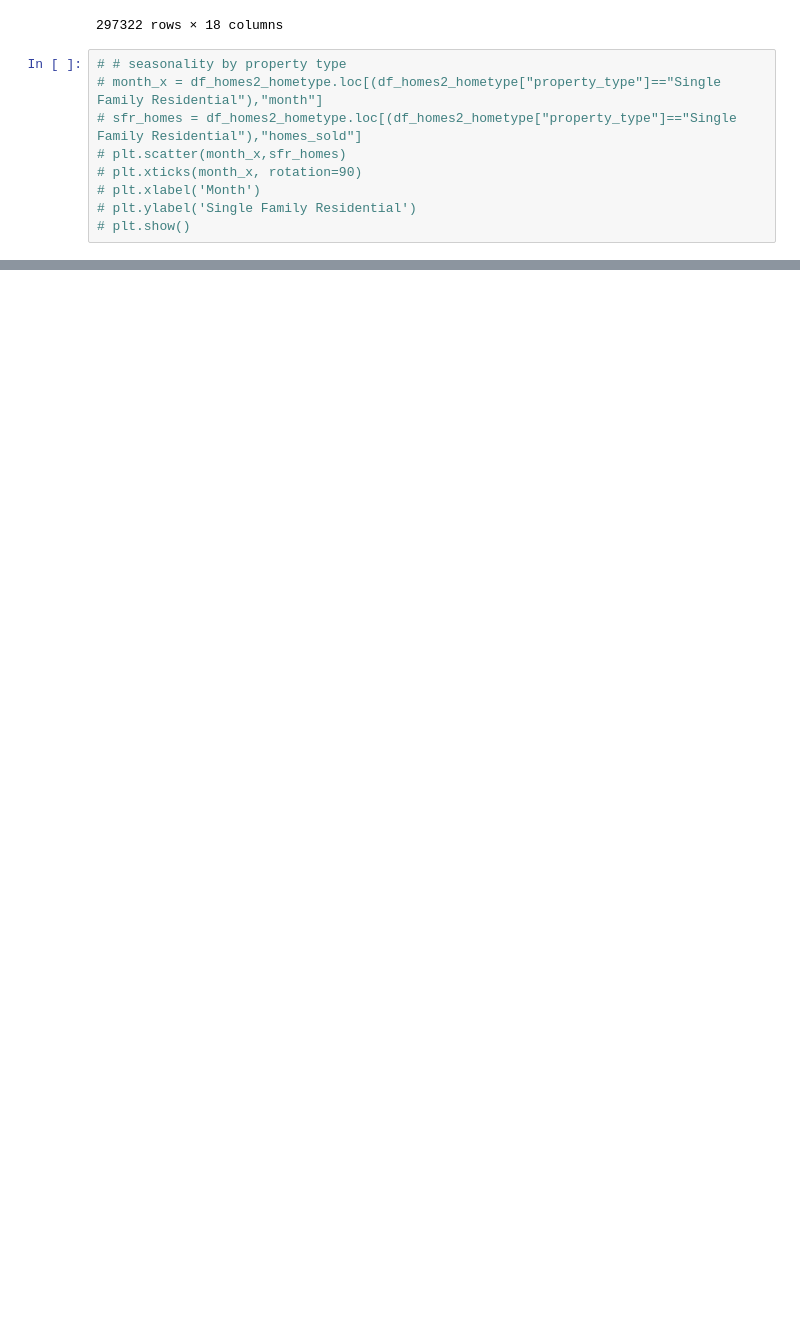
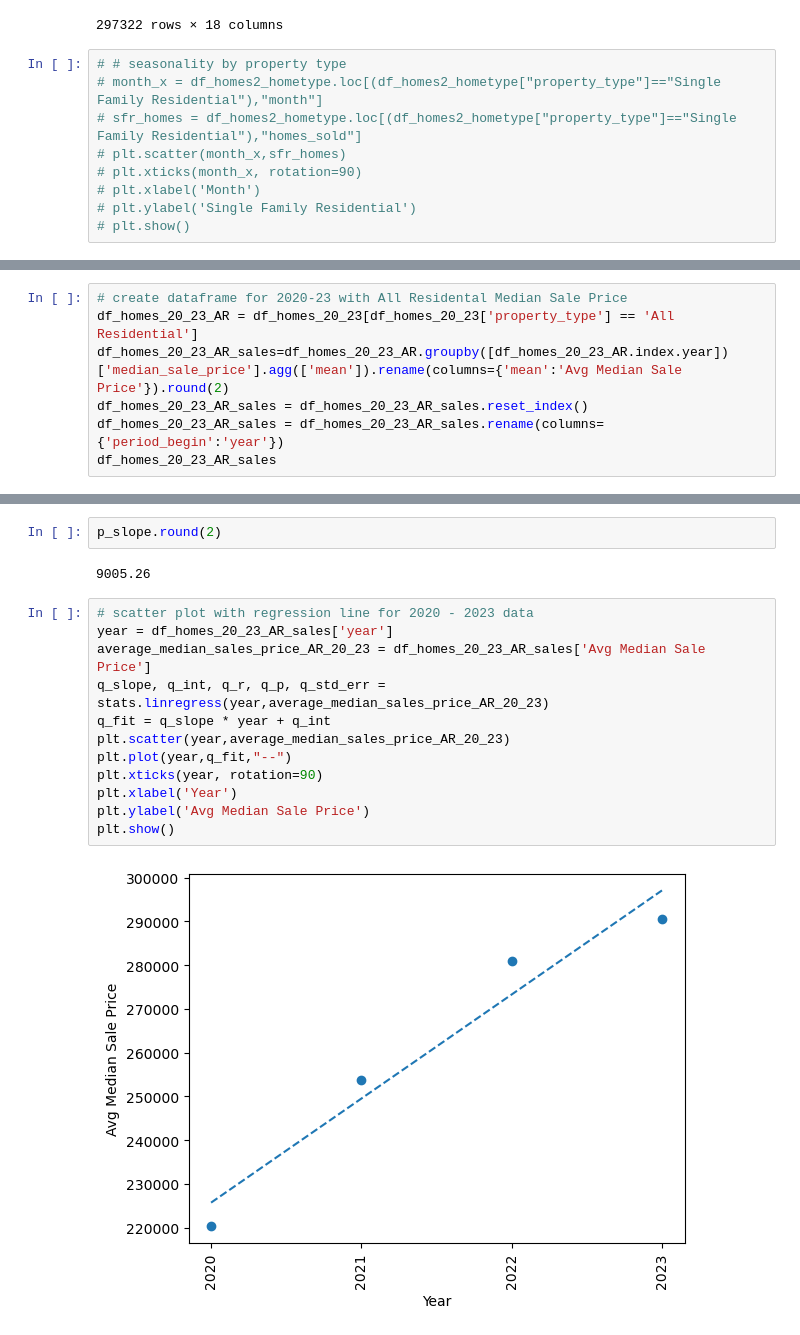
Before and after one commit to mvenegas011/Project1_Group7, a Jupyter notebook: Metro_Homes.ipynb, the cells around one changed output, grey strips where cells are left out. Drawn from its saved outputs; the diff is of its cells as text; blank space fills up the shorter version.

```diff
--- a/Metro_Homes.ipynb
+++ b/Metro_Homes.ipynb
@@ -270,0 +293,7 @@ df_homes2_hometype
+# %%
+# create dataframe for 2020-23 with All Residental Median Sale Price
+df_homes_20_23_AR = df_homes_20_23[df_homes_20_23['property_type'] == 'All Residential']
+df_homes_20_23_AR_sales=df_homes_20_23_AR.groupby([df_homes_20_23_AR.index.year])['median_sale_price'].agg(['mean']).rename(columns={'mean':'Avg Median Sale Price'}).round(2)
+df_homes_20_23_AR_sales = df_homes_20_23_AR_sales.reset_index()
+df_homes_20_23_AR_sales = df_homes_20_23_AR_sales.rename(columns={'period_begin':'year'})
+df_homes_20_23_AR_sales
@@ -270,0 +320,18 @@ df_homes2_hometype
+# %%
+p_slope.round(2)
+# %% [output]
+9005.26
+# %%
+# scatter plot with regression line for 2020 - 2023 data
+year = df_homes_20_23_AR_sales['year']
+average_median_sales_price_AR_20_23 = df_homes_20_23_AR_sales['Avg Median Sale Price']
+q_slope, q_int, q_r, q_p, q_std_err = stats.linregress(year,average_median_sales_price_AR_20_23)
+q_fit = q_slope * year + q_int
+plt.scatter(year,average_median_sales_price_AR_20_23)
+plt.plot(year,q_fit,"--")
+plt.xticks(year, rotation=90)
+plt.xlabel('Year')
+plt.ylabel('Avg Median Sale Price')
+plt.show()
+# %% [output]
+[figure, added]
```
Also changed, not shown: parts of 6 cells of this notebook, 1 other file.
